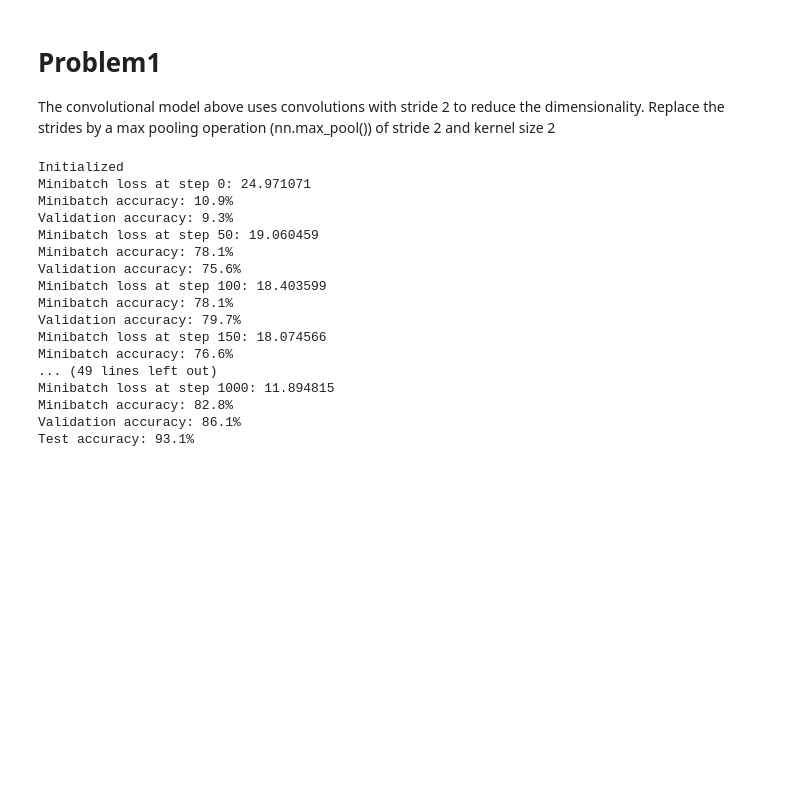
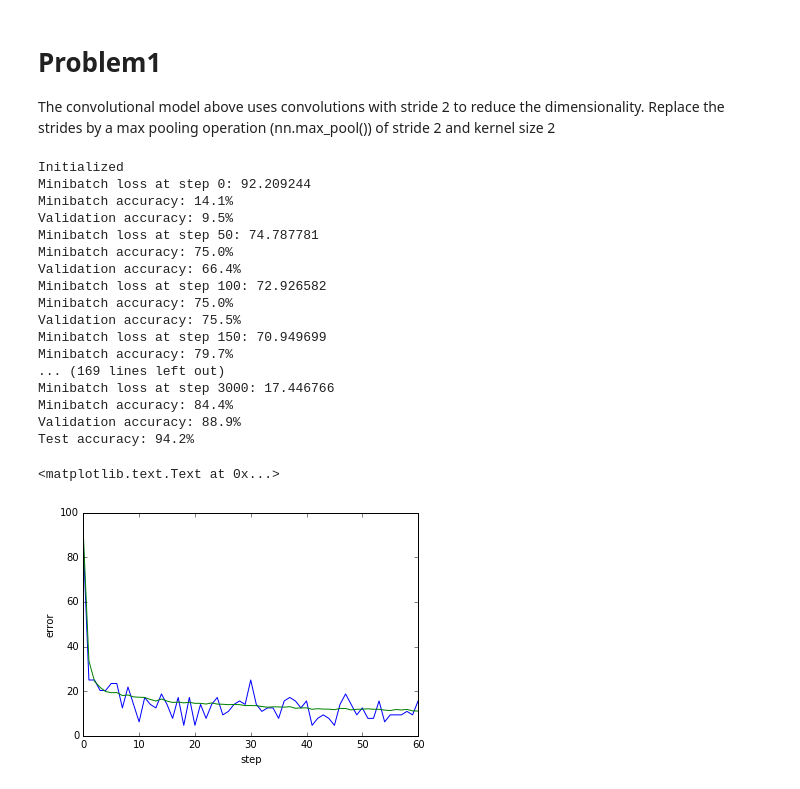
Before and after one commit to mangohero1985/TF_assignment, a Jupyter notebook: Udacity_TF_assignment3.ipynb, the cells around one changed output. Cells and saved outputs as stored; diff of their text form; code cells hidden in the pictures; blank space fills up the shorter version.

```diff
--- a/Udacity_TF_assignment3.ipynb
+++ b/Udacity_TF_assignment3.ipynb
@@ -12,13 +13,13 @@ with open(pickle_file, 'rb') as f:
   train_dataset = save['train_dataset']
   train_labels = save['train_labels']
   valid_dataset = save['valid_dataset']
-  valid_dataset = valid_dataset[:4000]
+  valid_dataset = valid_dataset[:5000]
   valid_labels = save['valid_labels']
-  valid_labels = valid_labels[:4000]
+  valid_labels = valid_labels[:5000]
   test_dataset = save['test_dataset']
-  test_dataset = test_dataset[:4000]
+  test_dataset = test_dataset[:5000]
   test_labels = save['test_labels']
-  test_labels = test_labels[:4000]
+  test_labels = test_labels[:5000]
   del save  # hint to help gc free up memory
   print('Training set', train_dataset.shape, train_labels.shape)
   print('Validation set', valid_dataset.shape, valid_labels.shape)
@@ -115,8 +114,8 @@ with graph.as_default():
   test_prediction = tf.nn.softmax(model(tf_test_dataset))
 # %%
 num_steps = 1001
-
-with tf.Session(graph=graph) as session:
+#
+with tf.Session(graph=graph,config=tf.ConfigProto(allow_soft_placement=True,log_device_placement=True)) as session:
   tf.initialize_all_variables().run()
   print('Initialized')
   for step in range(num_steps):
@@ -156,8 +155,8 @@ The convolutional model above uses convolutions with stride 2 to reduce the dime
 # %%
 batch_size = 64
 patch_size = 5
-depth = 64
-num_hidden = 256
+depth = 128
+num_hidden = 512
 lamba = 5e-3
 SEED =66478
 
@@ -226,9 +225,10 @@ with graph.as_default():
   valid_prediction = tf.nn.softmax(model(tf_valid_dataset))
   test_prediction = tf.nn.softmax(model(tf_test_dataset))
 # %%
-num_steps = 1001
-
-with tf.Session(graph=graph) as session:
+num_steps = 3001
+valid_error = []
+train_error = []
+with tf.Session(graph=graph,config=tf.ConfigProto(allow_soft_placement=True,log_device_placement=True)) as session:
   tf.initialize_all_variables().run()
   print('Initialized')
   for step in range(num_steps):
@@ -240,25 +240,28 @@ with tf.Session(graph=graph) as session:
       [optimizer, loss, train_prediction], feed_dict=feed_dict)
     if (step % 50 == 0):
       print('Minibatch loss at step %d: %f' % (step, l))
-      print('Minibatch accuracy: %.1f%%' % accuracy(predictions, batch_labels))
-      print('Validation accuracy: %.1f%%' % accuracy(
-        valid_prediction.eval(), valid_labels))
+      train_accuracy = accuracy(predictions, batch_labels)
+      print('Minibatch accuracy: %.1f%%' % train_accuracy)
+      valid_accuracy =accuracy(valid_prediction.eval(), valid_labels)
+      print('Validation accuracy: %.1f%%' % valid_accuracy)
+      train_error.append(100-train_accuracy)
+      valid_error.append(100-valid_accuracy)
   print('Test accuracy: %.1f%%' % accuracy(test_prediction.eval(), test_labels))
 # %% [output]
 Initialized
-Minibatch loss at step 0: 24.971071
-Minibatch accuracy: 10.9%
-Validation accuracy: 9.3%
-Minibatch loss at step 50: 19.060459
-Minibatch accuracy: 78.1%
-Validation accuracy: 75.6%
-Minibatch loss at step 100: 18.403599
-Minibatch accuracy: 78.1%
-Validation accuracy: 79.7%
-Minibatch loss at step 150: 18.074566
-Minibatch accuracy: 76.6%
-... (49 lines left out)
-Minibatch loss at step 1000: 11.894815
-Minibatch accuracy: 82.8%
-Validation accuracy: 86.1%
-Test accuracy: 93.1%
+Minibatch loss at step 0: 92.209244
+Minibatch accuracy: 14.1%
+Validation accuracy: 9.5%
+Minibatch loss at step 50: 74.787781
+Minibatch accuracy: 75.0%
+Validation accuracy: 66.4%
+Minibatch loss at step 100: 72.926582
+Minibatch accuracy: 75.0%
+Validation accuracy: 75.5%
+Minibatch loss at step 150: 70.949699
+Minibatch accuracy: 79.7%
+... (169 lines left out)
+Minibatch loss at step 3000: 17.446766
+Minibatch accuracy: 84.4%
+Validation accuracy: 88.9%
+Test accuracy: 94.2%
@@ -264,0 +270,10 @@ Test accuracy: 93.1%
+# %%
+size = len(valid_error)
+step = np.arange(size)
+plt.plot(step,train_error)
+plt.plot(step,valid_error)
+plt.xlabel("step")
+plt.ylabel("error")
+# %% [output]
+<matplotlib.text.Text at 0x...>
+[figure, added]
```
Also changed, not shown: parts of 6 cells of this notebook.
